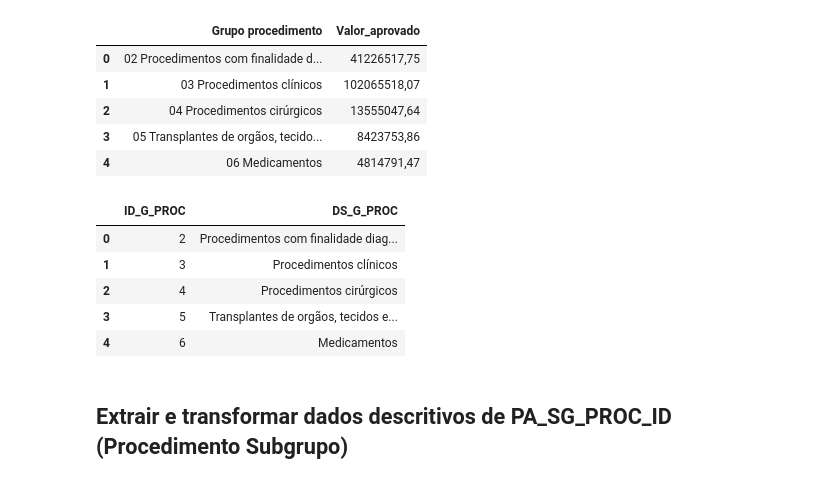
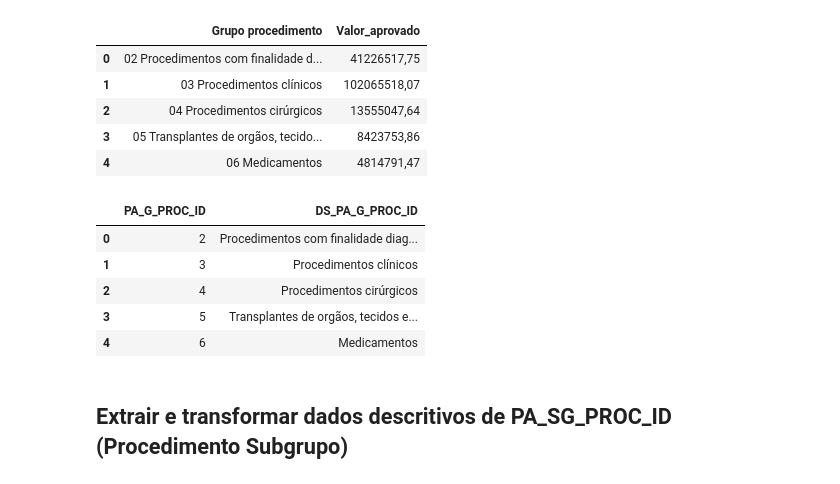
Before and after one commit to Vinicius-Luiz/etl_data_analisys_sia_python, a Jupyter notebook: 002_SIA_TABNET.ipynb, the cells around one changed output. Drawn from its saved outputs; the diff is of its cells as text; code cells hidden in the pictures.

```diff
--- a/002_SIA_TABNET.ipynb
+++ b/002_SIA_TABNET.ipynb
@@ -67,13 +67,13 @@ df_pa_g_proc_id.head()
 | 3 | 05 Transplantes de orgãos, tecido... | 8423753,86 |
 | 4 | 06 Medicamentos | 4814791,47 |
 # %%
-df_pa_g_proc_id['ID_G_PROC'] = df_pa_g_proc_id['Grupo procedimento'].apply(lambda x: x.split(' ', 1)[0])
-df_pa_g_proc_id['DS_G_PROC'] = df_pa_g_proc_id['Grupo procedimento'].apply(lambda x: x.split(' ', 1)[1])
+df_pa_g_proc_id['PA_G_PROC_ID'] = df_pa_g_proc_id['Grupo procedimento'].apply(lambda x: x.split(' ', 1)[0])
+df_pa_g_proc_id['DS_PA_G_PROC_ID'] = df_pa_g_proc_id['Grupo procedimento'].apply(lambda x: x.split(' ', 1)[1])
 
-df_pa_g_proc_id['ID_G_PROC'] = df_pa_g_proc_id['ID_G_PROC'].astype('int64')
-df_pa_g_proc_id[['ID_G_PROC', 'DS_G_PROC']].head()
+df_pa_g_proc_id['PA_G_PROC_ID'] = df_pa_g_proc_id['PA_G_PROC_ID'].astype('int64')
+df_pa_g_proc_id[['PA_G_PROC_ID', 'DS_PA_G_PROC_ID']].head()
 # %% [output]
-|  | ID_G_PROC | DS_G_PROC |
+|  | PA_G_PROC_ID | DS_PA_G_PROC_ID |
 | 0 | 2 | Procedimentos com finalidade diag... |
 | 1 | 3 | Procedimentos clínicos |
 | 2 | 4 | Procedimentos cirúrgicos |
```
Also changed, not shown: parts of 11 cells of this notebook, 1 other file.
